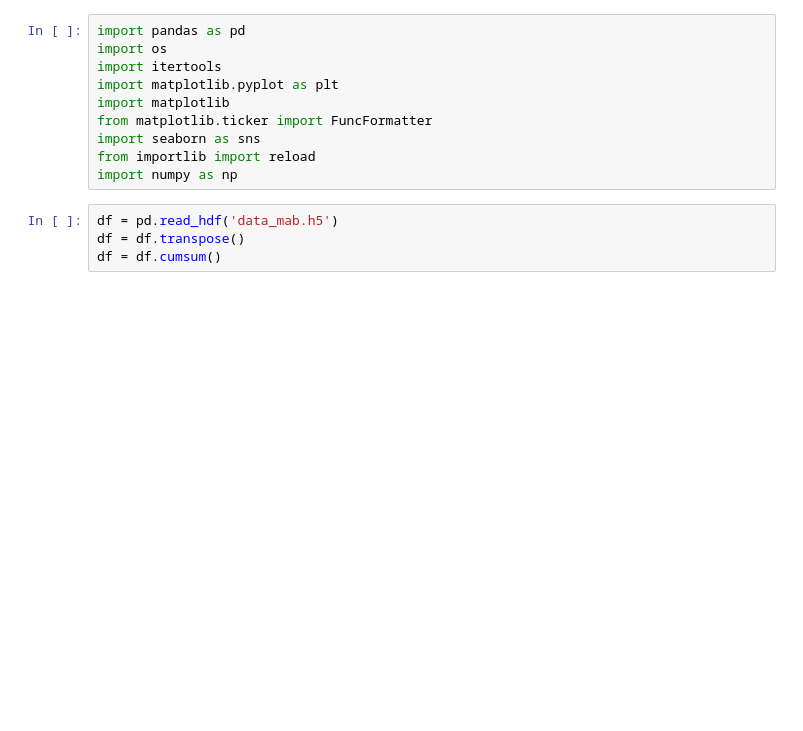
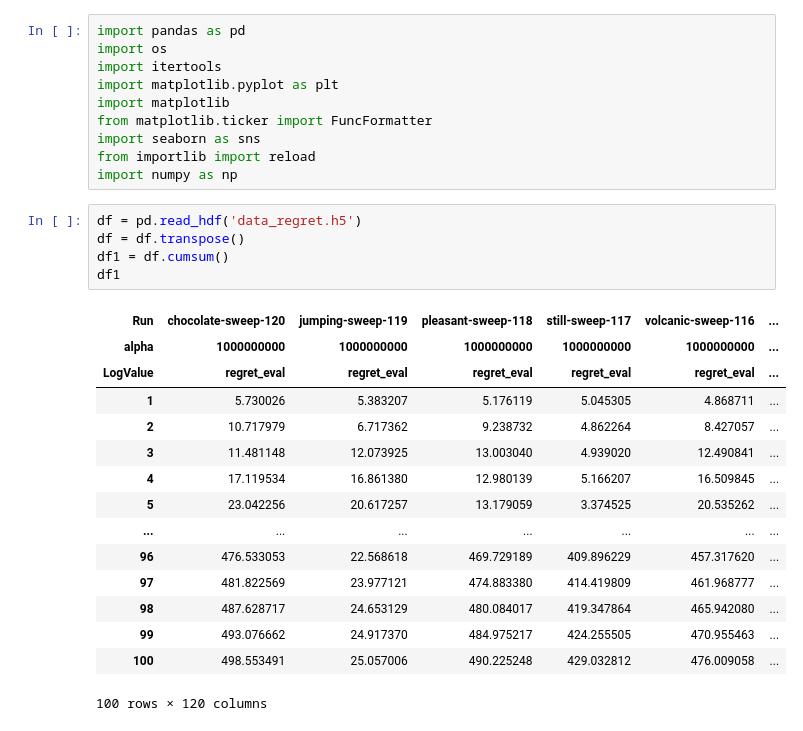
Before and after one commit to ucbtns/renyibounds, a Jupyter notebook: multi_armed_bandit/notebook/plot_learning_curves.ipynb, the cells around one changed output. Cells and saved outputs as stored; diff of their text form; blank space fills up the shorter version.

```diff
--- a/multi_armed_bandit/notebook/plot_learning_curves.ipynb
+++ b/multi_armed_bandit/notebook/plot_learning_curves.ipynb
@@ -9,9 +9,26 @@ import seaborn as sns
 from importlib import reload
 import numpy as np
 # %%
-df = pd.read_hdf('data_mab.h5')
+df = pd.read_hdf('data_regret.h5')
 df = df.transpose()
-df = df.cumsum()
+df1 = df.cumsum()
+df1
+# %% [output]
+| Run | chocolate-sweep-120 | jumping-sweep-119 | pleasant-sweep-118 | still-sweep-117 | volcanic-sweep-116 | ... |
+| alpha | 1000000000 | 1000000000 | 1000000000 | 1000000000 | 1000000000 | ... |
+| LogValue | regret_eval | regret_eval | regret_eval | regret_eval | regret_eval | ... |
+| 1 | 5.730026 | 5.383207 | 5.176119 | 5.045305 | 4.868711 | ... |
+| 2 | 10.717979 | 6.717362 | 9.238732 | 4.862264 | 8.427057 | ... |
+| 3 | 11.481148 | 12.073925 | 13.003040 | 4.939020 | 12.490841 | ... |
+| 4 | 17.119534 | 16.861380 | 12.980139 | 5.166207 | 16.509845 | ... |
+| 5 | 23.042256 | 20.617257 | 13.179059 | 3.374525 | 20.535262 | ... |
+| ... | ... | ... | ... | ... | ... | ... |
+| 96 | 476.533053 | 22.568618 | 469.729189 | 409.896229 | 457.317620 | ... |
+| 97 | 481.822569 | 23.977121 | 474.883380 | 414.419809 | 461.968777 | ... |
+| 98 | 487.628717 | 24.653129 | 480.084017 | 419.347864 | 465.942080 | ... |
+| 99 | 493.076662 | 24.917370 | 484.975217 | 424.255505 | 470.955463 | ... |
+| 100 | 498.553491 | 25.057006 | 490.225248 | 429.032812 | 476.009058 | ... |
+100 rows × 120 columns
 # %%
 ! pip install seaborn==0.10.0
 # %% [output]
```
Also changed, not shown: parts of 7 cells of this notebook, 5 other files.
